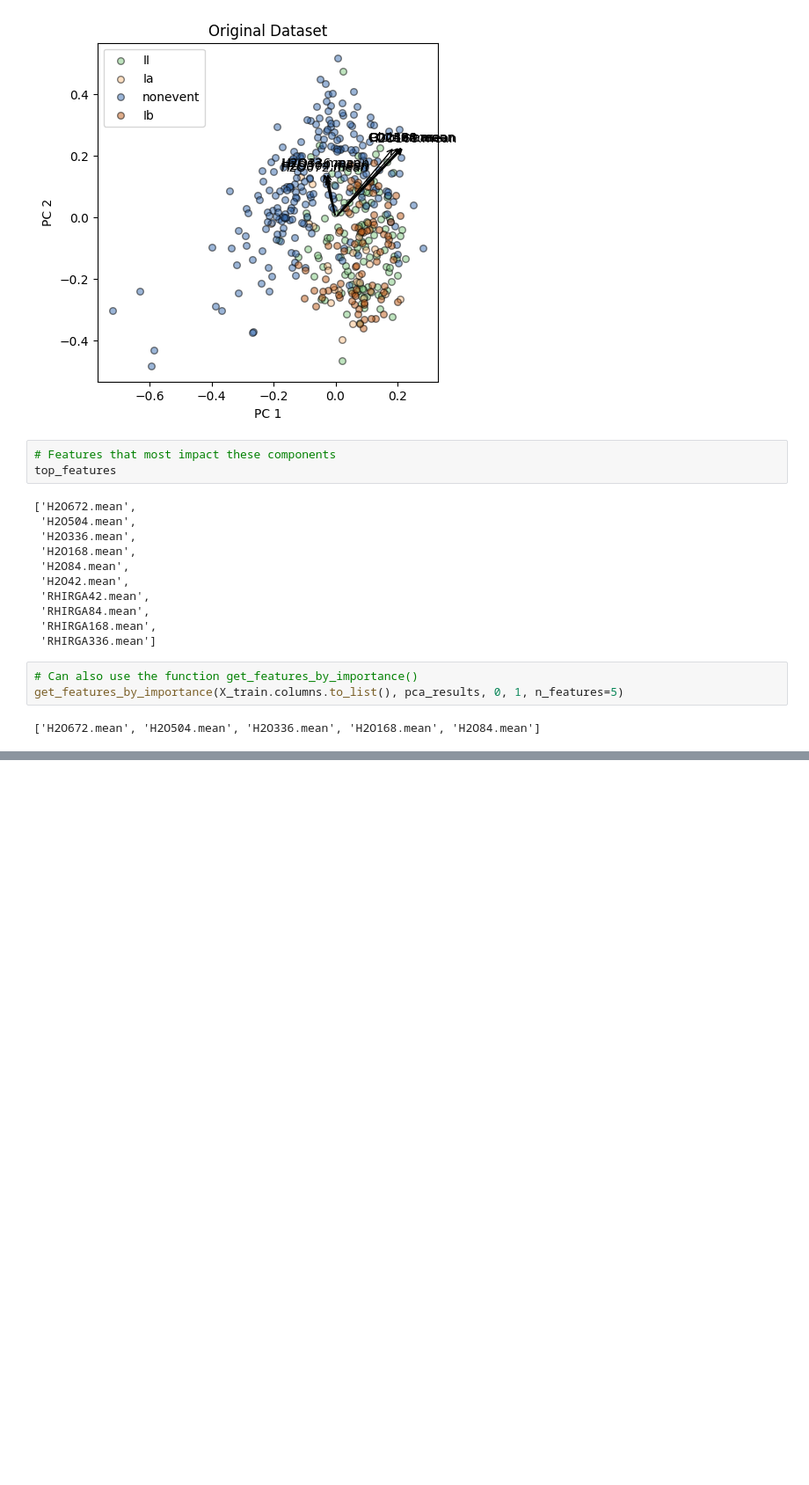
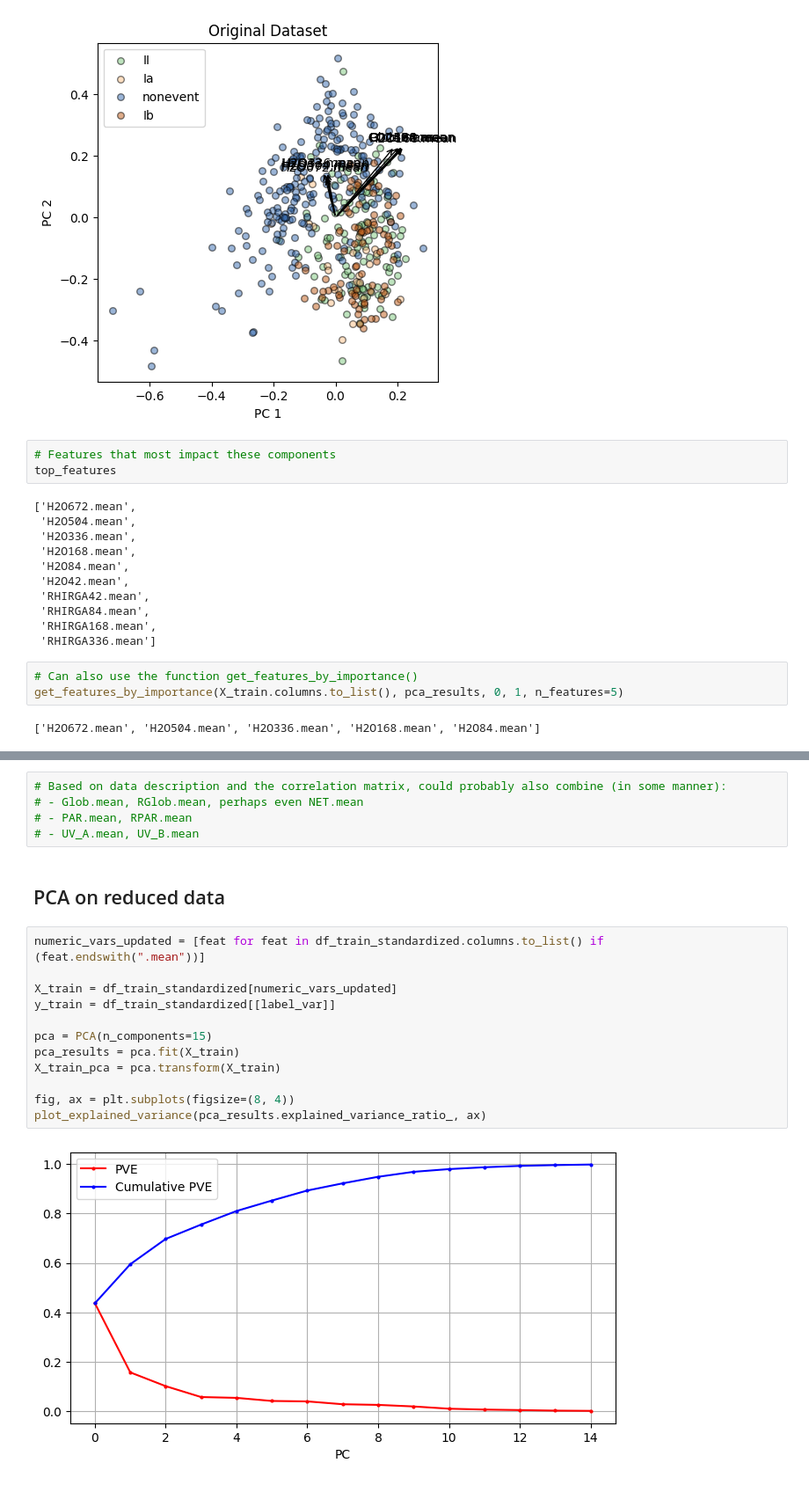
Before and after one commit to em-t/ATM4171-term-project, a Jupyter notebook: notebooks/EDA.ipynb, the cells around one changed output, grey strips where cells are left out. Shown at 88% size. Drawn from its saved outputs; the diff is of its cells as text; blank space fills up the shorter version.

```diff
--- a/notebooks/EDA.ipynb
+++ b/notebooks/EDA.ipynb
@@ -115,0 +184,21 @@ for combo in pc5_combos:
+# %%
+# Based on data description and the correlation matrix, could probably also combine (in some manner):
+# - Glob.mean, RGlob.mean, perhaps even NET.mean
+# - PAR.mean, RPAR.mean
+# - UV_A.mean, UV_B.mean
+# %% [markdown]
+## PCA on reduced data
+# %%
+numeric_vars_updated = [feat for feat in df_train_standardized.columns.to_list() if (feat.endswith(".mean"))]
+
+X_train = df_train_standardized[numeric_vars_updated]
+y_train = df_train_standardized[[label_var]]
+
+pca = PCA(n_components=15)
+pca_results = pca.fit(X_train)
+X_train_pca = pca.transform(X_train)
+
+fig, ax = plt.subplots(figsize=(8, 4))
+plot_explained_variance(pca_results.explained_variance_ratio_, ax)
+# %% [output]
+[figure, added]
```
Also changed, not shown: parts of 23 cells of this notebook, 2 other files.
